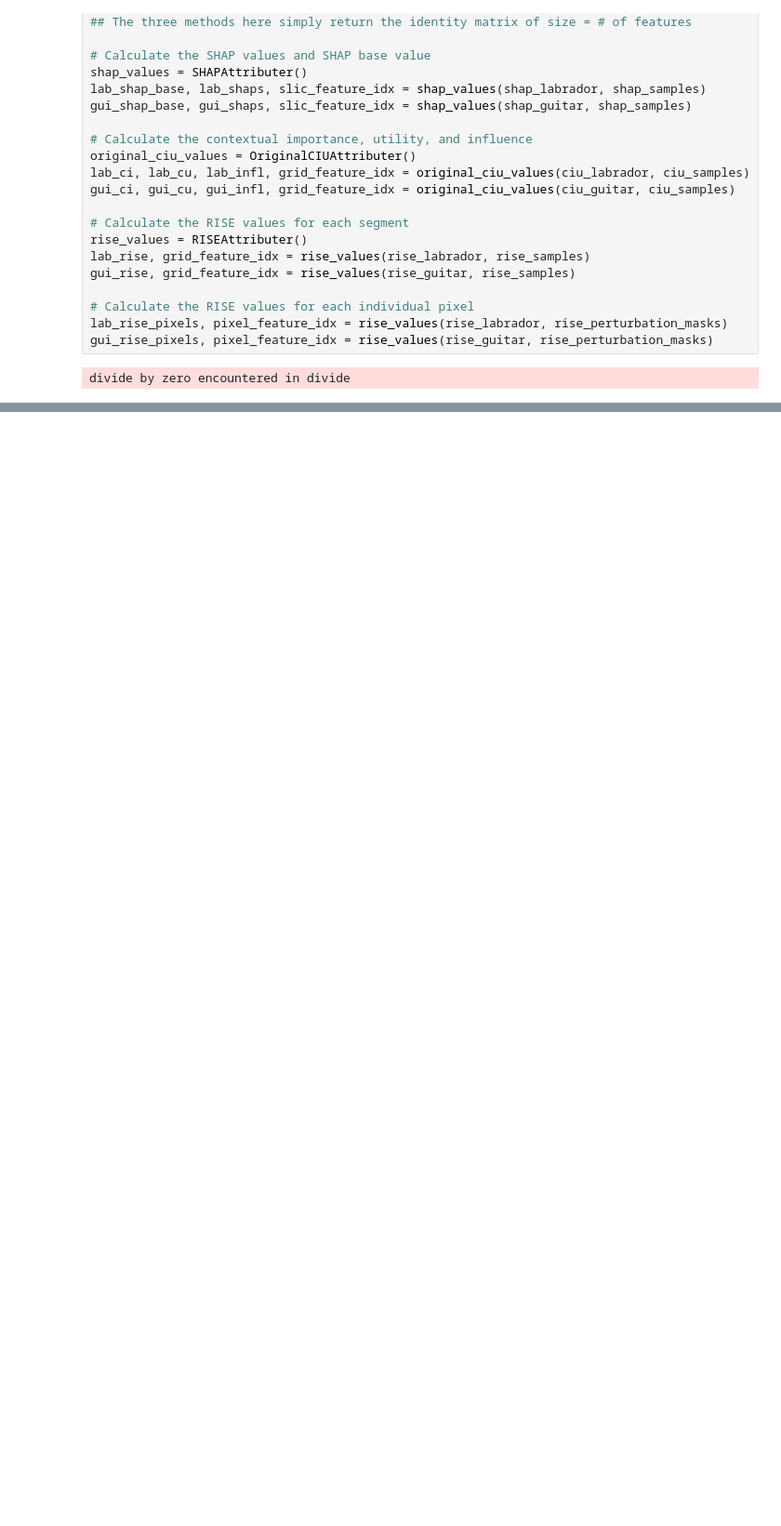
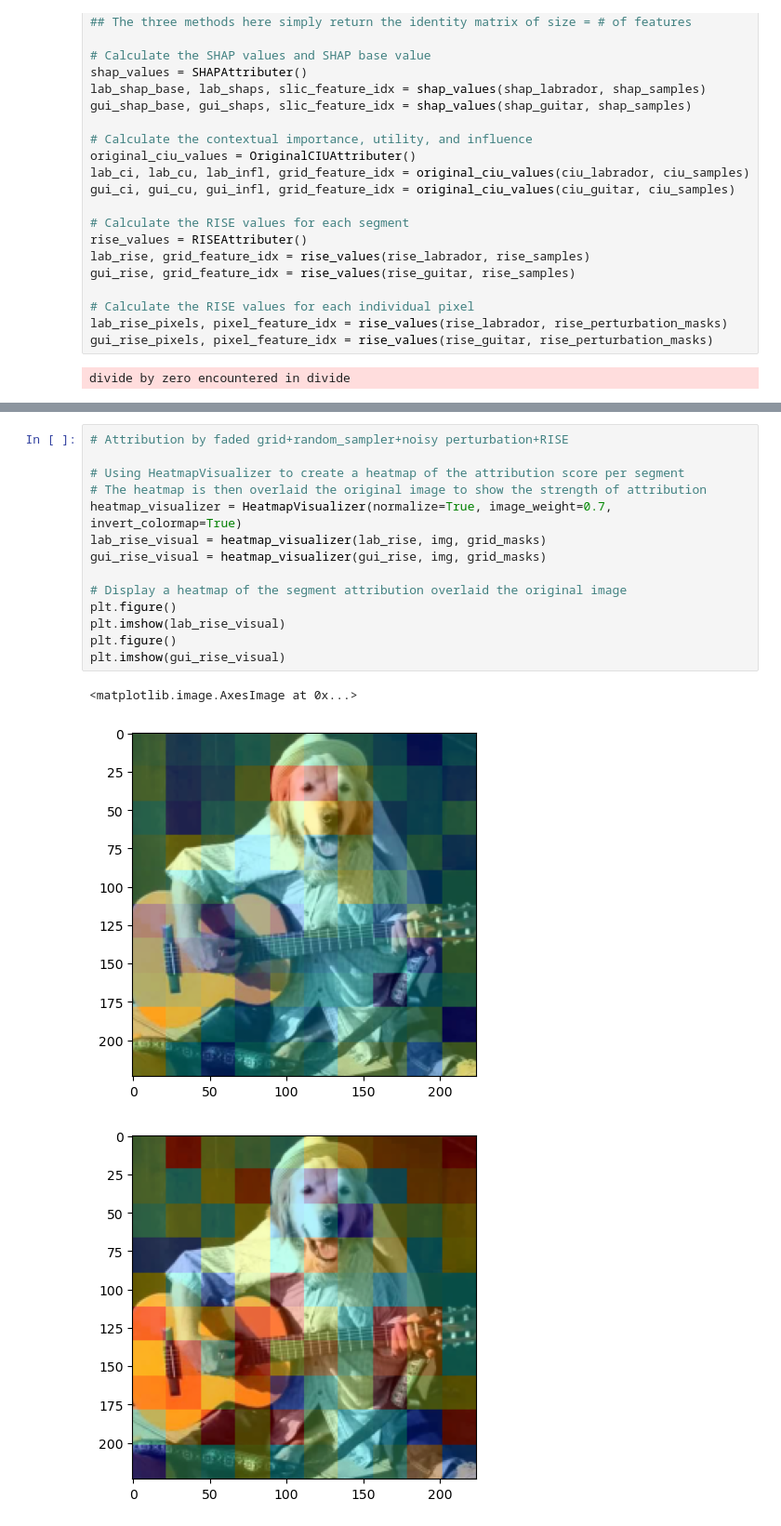
Before and after one commit to guspih/post-hoc-image-perturbation, a Jupyter notebook: torchvision_showcase.ipynb, the cells around one changed output, grey strips where cells are left out. Shown at 93% size. Saved outputs shown, nothing was run; the diff lists cells and outputs as text; blank space fills up the shorter version.

```diff
--- a/torchvision_showcase.ipynb
+++ b/torchvision_showcase.ipynb
@@ -207,3 +185,21 @@ plt.imshow(rise_gui_img[0])
+# %%
+# Attribution by faded grid+random_sampler+noisy perturbation+RISE
+
+# Using HeatmapVisualizer to create a heatmap of the attribution score per segment
+# The heatmap is then overlaid the original image to show the strength of attribution
+heatmap_visualizer = HeatmapVisualizer(normalize=True, image_weight=0.7, invert_colormap=True)
+lab_rise_visual = heatmap_visualizer(lab_rise, img, grid_masks)
+gui_rise_visual = heatmap_visualizer(gui_rise, img, grid_masks)
+
+# Display a heatmap of the segment attribution overlaid the original image
+plt.figure()
+plt.imshow(lab_rise_visual)
+plt.figure()
+plt.imshow(gui_rise_visual)
+# %% [output]
+<matplotlib.image.AxesImage at 0x...>
+[figure, added]
+[figure, added]
 # %%
 # Pixel attribution by faded grid+random_sampler+noisy perturbation+RISE
 
```
Also changed, not shown: parts of 9 cells of this notebook.
